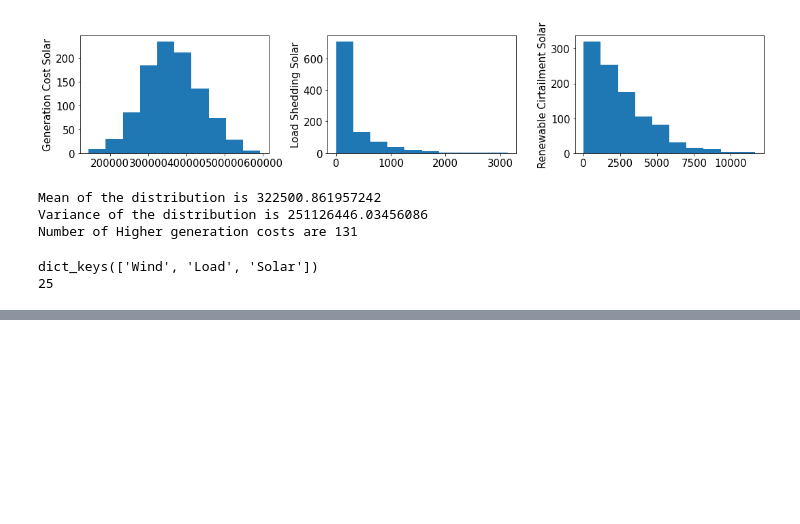
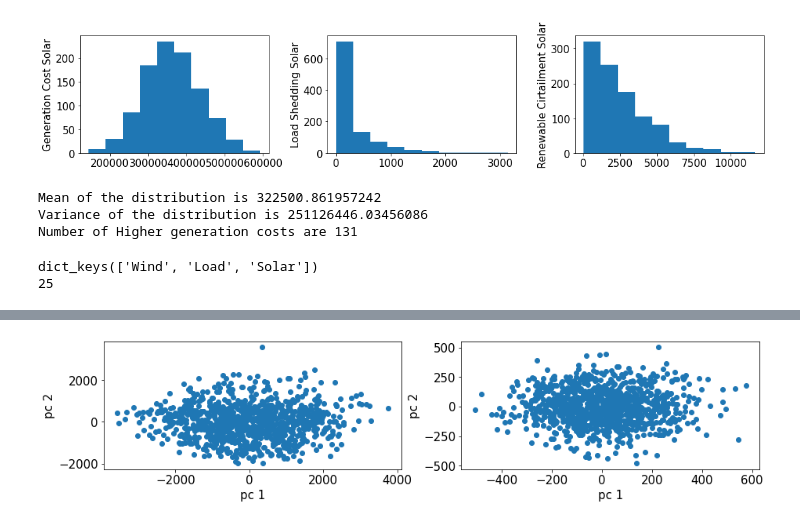
Before and after one commit to MahashwetaPatra/Financial-Modeling-Renewable-Energy, a Jupyter notebook: RTSVaticOutput.ipynb, the cells around one changed output, grey strips where cells are left out. Saved outputs shown, nothing was run; the diff lists cells and outputs as text; code cells hidden in the pictures; blank space fills up the shorter version.

```diff
--- a/RTSVaticOutput.ipynb
+++ b/RTSVaticOutput.ipynb
@@ -206,0 +232,30 @@ plt.savefig("C:\\Users\\Mahashweta Patra\\Documents\\MikeLudkovski\\ORFEUSRTS\\t
+# %%
+from sklearn.decomposition import PCA
+pca = PCA(n_components=3)
+principalComponents = pca.fit_transform(WindScenarios)
+principalDfWind = pd.DataFrame(data = principalComponents
+             , columns = ['principal component 1', 'principal component 2',  'principal component 3'])
+
+principalComponents = pca.fit_transform(SolarScenarios)
+principalDfSolar = pd.DataFrame(data = principalComponents
+             , columns = ['principal component 1', 'principal component 2', 'principal component 3'])
+# %%
+#print(principalDf['principal component 1'])
+import numpy as np
+import matplotlib.pyplot as plt
+
+fig = plt.figure(figsize=(15,3))
+
+ax = fig.add_subplot(1,2,1)
+plt.scatter(principalDfWind['principal component 1'], principalDfWind['principal component 2'])
+plt.xlabel("pc 1",fontsize=15)
+plt.ylabel("pc 2",fontsize=15)
+ax.tick_params(labelsize=15)
+
+ax = fig.add_subplot(1,2,2)
+plt.scatter(principalDfSolar['principal component 1'], principalDfSolar['principal component 2'])
+plt.xlabel("pc 1",fontsize=15)
+plt.ylabel("pc 2",fontsize=15)
+ax.tick_params(labelsize=15)
+# %% [output]
+[figure, added]
```
Also changed, not shown: parts of 6 cells of this notebook.
